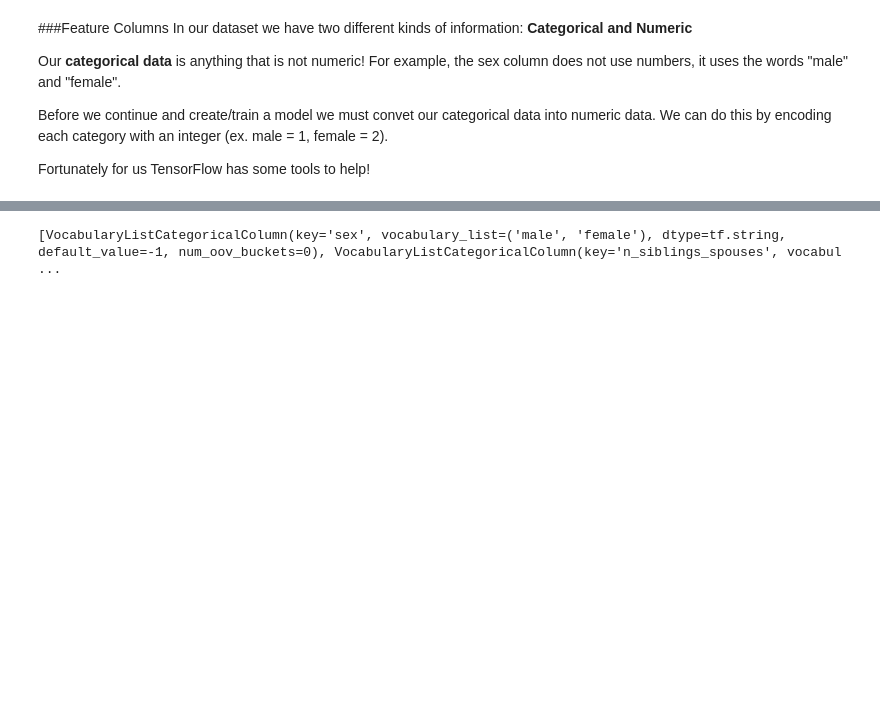
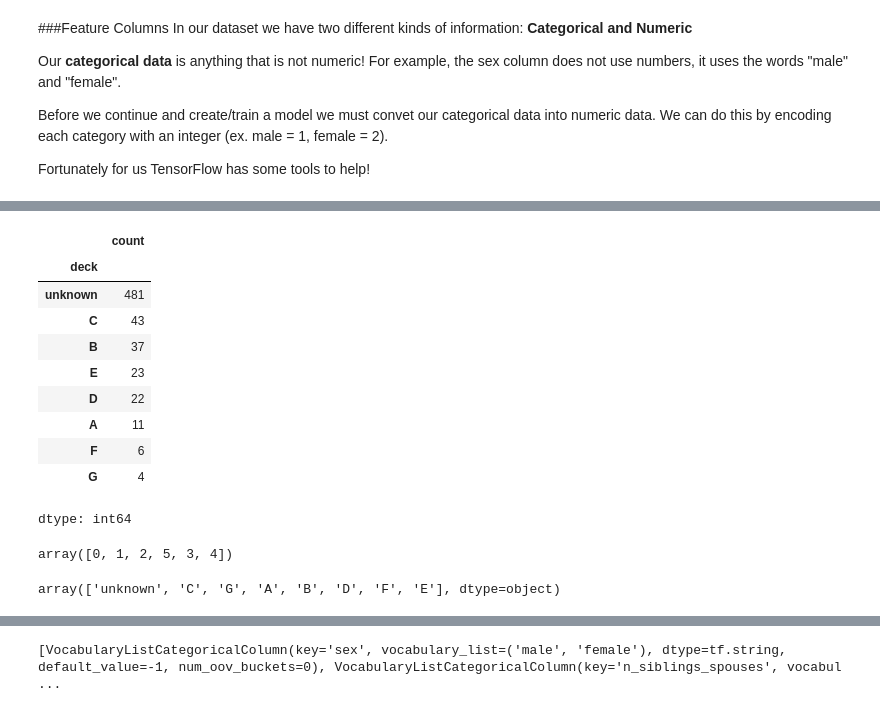
Before and after one commit to hemu2014/python-ML, a Jupyter notebook: 机器学习-算法/Core_Learning_Algorithms.ipynb, the cells around one changed output, grey strips where cells are left out. Drawn from its saved outputs; the diff is of its cells as text; code cells hidden in the pictures; blank space fills up the shorter version.

```diff
--- a/机器学习-算法/Core_Learning_Algorithms.ipynb
+++ b/机器学习-算法/Core_Learning_Algorithms.ipynb
@@ -370,0 +383,22 @@ Fortunately for us TensorFlow has some tools to help!
+# %%
+dftrain['deck'].value_counts()
+# %% [output]
+|  | count |
+| deck |  |
+| unknown | 481 |
+| C | 43 |
+| B | 37 |
+| E | 23 |
+| D | 22 |
+| A | 11 |
+| F | 6 |
+| G | 4 |
+dtype: int64
+# %%
+dftrain['parch'].unique()
+# %% [output]
+array([0, 1, 2, 5, 3, 4])
+# %%
+dftrain['deck'].unique()
+# %% [output]
+array(['unknown', 'C', 'G', 'A', 'B', 'D', 'F', 'E'], dtype=object)
```
Also changed, not shown: parts of 8 cells of this notebook.
